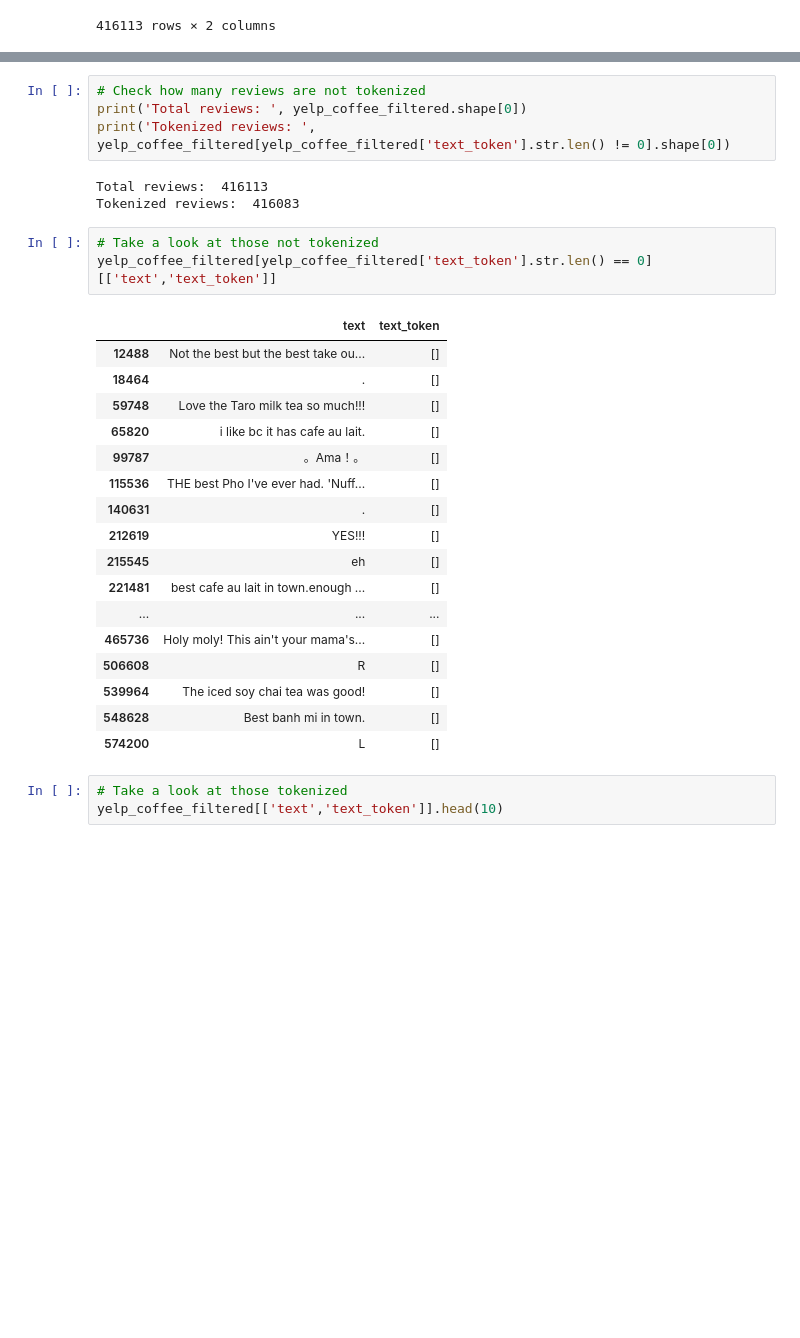
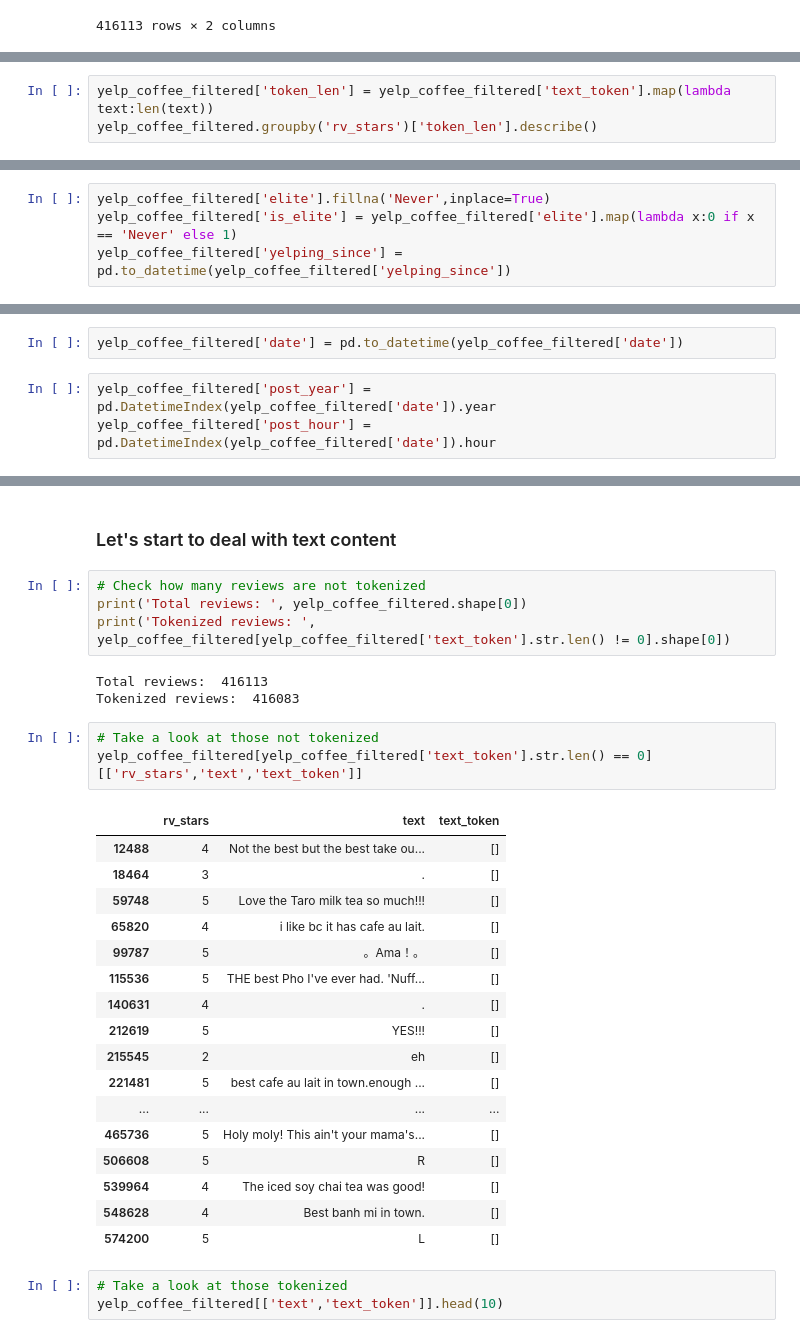
Before and after one commit to erojing/Analyzing_Yelp_Dataset, a Jupyter notebook: Final project.ipynb, the cells around one changed output, grey strips where cells are left out. Cells and saved outputs as stored; diff of their text form; blank space fills up the shorter version.

```diff
--- a/Final project.ipynb
+++ b/Final project.ipynb
@@ -252,0 +224,3 @@ See the caveats in the documentation: https://pandas.pydata.org/pandas-docs/stab
+# %%
+yelp_coffee_filtered['token_len'] = yelp_coffee_filtered['text_token'].map(lambda text:len(text))
+yelp_coffee_filtered.groupby('rv_stars')['token_len'].describe()
@@ -252,0 +256,4 @@ See the caveats in the documentation: https://pandas.pydata.org/pandas-docs/stab
+# %%
+yelp_coffee_filtered['elite'].fillna('Never',inplace=True)
+yelp_coffee_filtered['is_elite'] = yelp_coffee_filtered['elite'].map(lambda x:0 if x == 'Never' else 1)
+yelp_coffee_filtered['yelping_since'] = pd.to_datetime(yelp_coffee_filtered['yelping_since'])
@@ -252,0 +278,5 @@ See the caveats in the documentation: https://pandas.pydata.org/pandas-docs/stab
+# %%
+yelp_coffee_filtered['date'] = pd.to_datetime(yelp_coffee_filtered['date'])
+# %%
+yelp_coffee_filtered['post_year'] = pd.DatetimeIndex(yelp_coffee_filtered['date']).year
+yelp_coffee_filtered['post_hour'] = pd.DatetimeIndex(yelp_coffee_filtered['date']).hour
@@ -253,3 +323,5 @@ See the caveats in the documentation: https://pandas.pydata.org/pandas-docs/stab
+# %% [markdown]
+### Let's start to deal with text content
 # %%
 # Check how many reviews are not tokenized
 print('Total reviews: ', yelp_coffee_filtered.shape[0])
@@ -259,25 +331,25 @@ Total reviews:  416113
 Tokenized reviews:  416083
 # %%
 # Take a look at those not tokenized
-yelp_coffee_filtered[yelp_coffee_filtered['text_token'].str.len() == 0][['text','text_token']]
+yelp_coffee_filtered[yelp_coffee_filtered['text_token'].str.len() == 0][['rv_stars','text','text_token']]
 # %% [output]
-|  | text | text_token |
-| 12488 | Not the best but the best take ou... | [] |
-| 18464 | . | [] |
-| 59748 | Love the Taro milk tea so much!!! | [] |
-| 65820 | i like bc it has cafe au lait. | [] |
-| 99787 | 。Ama！。 | [] |
-| 115536 | THE best Pho I've ever had. 'Nuff... | [] |
-| 140631 | . | [] |
-| 212619 | YES!!! | [] |
-| 215545 | eh | [] |
-| 221481 | best cafe au lait in town.enough ... | [] |
-| ... | ... | ... |
-| 465736 | Holy moly! This ain't your mama's... | [] |
-| 506608 | R | [] |
-| 539964 | The iced soy chai tea was good! | [] |
-| 548628 | Best banh mi in town. | [] |
-| 574200 | L | [] |
+|  | rv_stars | text | text_token |
+| 12488 | 4 | Not the best but the best take ou... | [] |
+| 18464 | 3 | . | [] |
+| 59748 | 5 | Love the Taro milk tea so much!!! | [] |
+| 65820 | 4 | i like bc it has cafe au lait. | [] |
+| 99787 | 5 | 。Ama！。 | [] |
+| 115536 | 5 | THE best Pho I've ever had. 'Nuff... | [] |
+| 140631 | 4 | . | [] |
+| 212619 | 5 | YES!!! | [] |
+| 215545 | 2 | eh | [] |
+| 221481 | 5 | best cafe au lait in town.enough ... | [] |
+| ... | ... | ... | ... |
+| 465736 | 5 | Holy moly! This ain't your mama's... | [] |
+| 506608 | 5 | R | [] |
+| 539964 | 4 | The iced soy chai tea was good! | [] |
+| 548628 | 4 | Best banh mi in town. | [] |
+| 574200 | 5 | L | [] |
 # %%
 # Take a look at those tokenized
 yelp_coffee_filtered[['text','text_token']].head(10)
```
Also changed, not shown: parts of 33 cells of this notebook, 1 other file.
